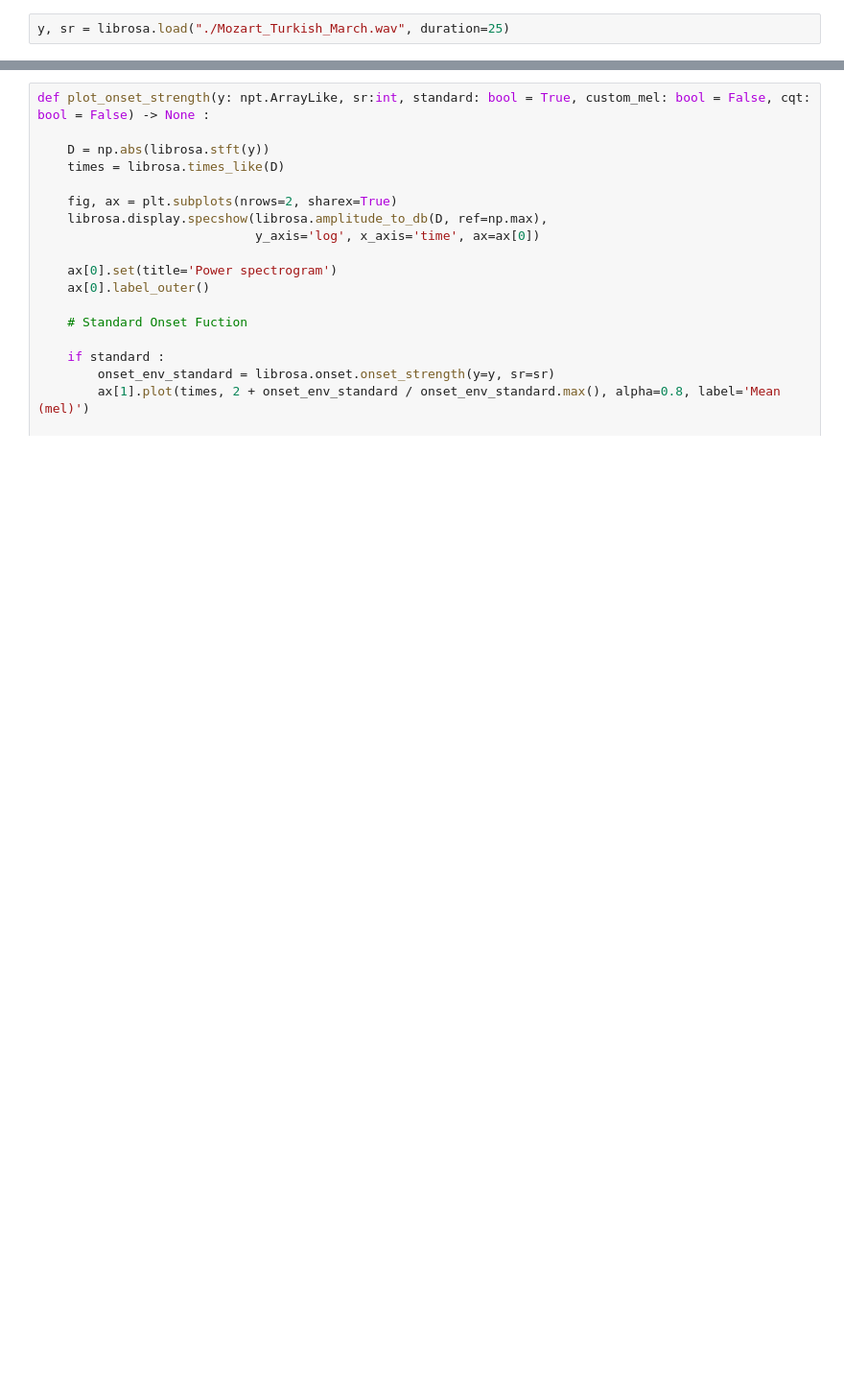
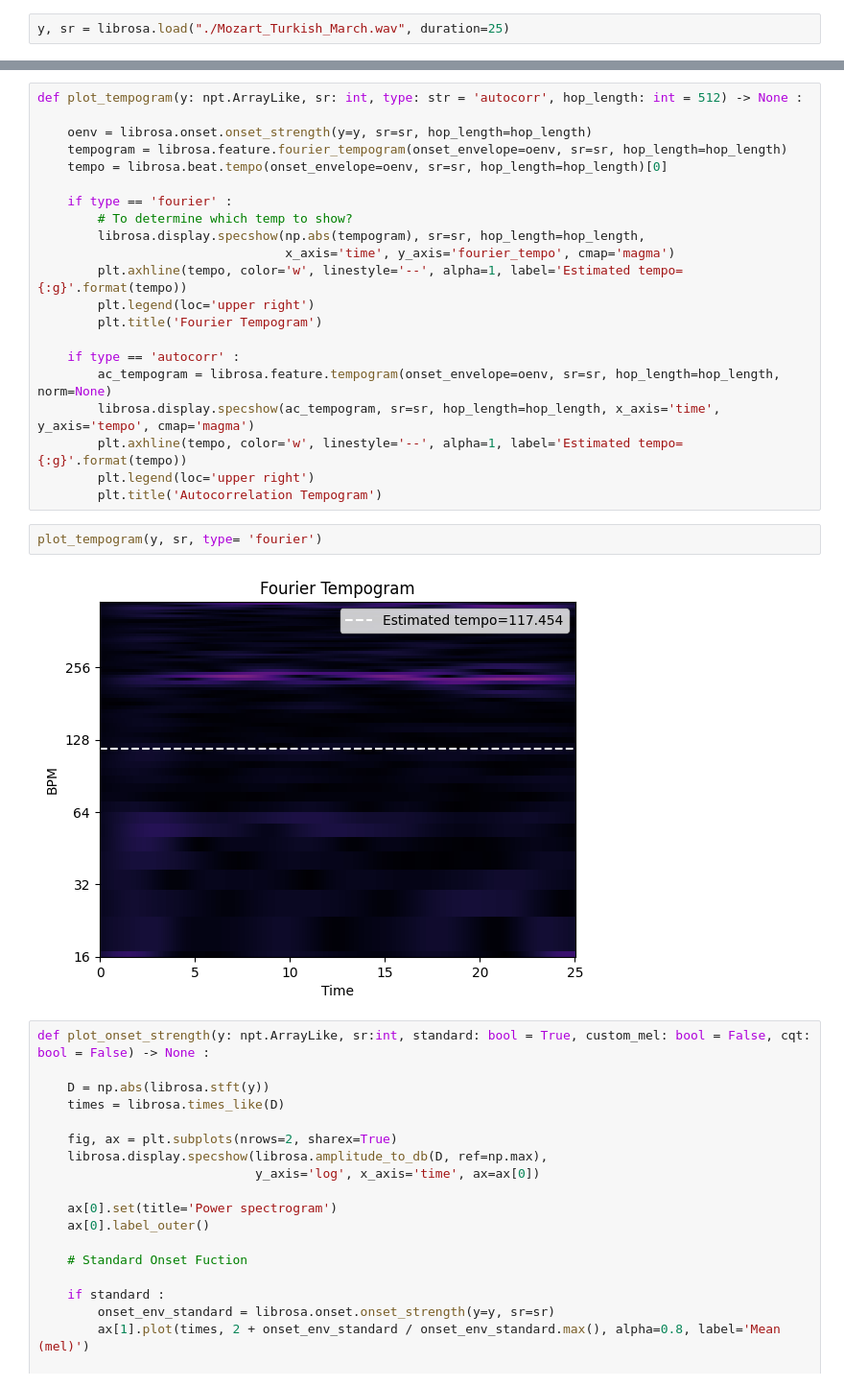
Before and after one commit to TrangDuLam/NTHU_Music_AI_Tools, a Jupyter notebook: part3_dev.ipynb, the cells around one changed output, grey strips where cells are left out. Shown at 96% size. Saved outputs shown, nothing was run; the diff lists cells and outputs as text; blank space fills up the shorter version.

```diff
--- a/part3_dev.ipynb
+++ b/part3_dev.ipynb
@@ -12,3 +69,28 @@ y, sr = librosa.load("./Mozart_Turkish_March.wav", duration=25)
+# %%
+def plot_tempogram(y: npt.ArrayLike, sr: int, type: str = 'autocorr', hop_length: int = 512) -> None :
+
+    oenv = librosa.onset.onset_strength(y=y, sr=sr, hop_length=hop_length)
+    tempogram = librosa.feature.fourier_tempogram(onset_envelope=oenv, sr=sr, hop_length=hop_length)
+    tempo = librosa.beat.tempo(onset_envelope=oenv, sr=sr, hop_length=hop_length)[0]
+
+    if type == 'fourier' :
+        # To determine which temp to show?
+        librosa.display.specshow(np.abs(tempogram), sr=sr, hop_length=hop_length,
+                                 x_axis='time', y_axis='fourier_tempo', cmap='magma')
+        plt.axhline(tempo, color='w', linestyle='--', alpha=1, label='Estimated tempo={:g}'.format(tempo))
+        plt.legend(loc='upper right')
+        plt.title('Fourier Tempogram')
+
+    if type == 'autocorr' :
+        ac_tempogram = librosa.feature.tempogram(onset_envelope=oenv, sr=sr, hop_length=hop_length, norm=None)
+        librosa.display.specshow(ac_tempogram, sr=sr, hop_length=hop_length, x_axis='time', y_axis='tempo', cmap='magma')
+        plt.axhline(tempo, color='w', linestyle='--', alpha=1, label='Estimated tempo={:g}'.format(tempo))
+        plt.legend(loc='upper right')
+        plt.title('Autocorrelation Tempogram')
+# %%
+plot_tempogram(y, sr, type= 'fourier')
+# %% [output]
+[figure, added]
 # %%
 def plot_onset_strength(y: npt.ArrayLike, sr:int, standard: bool = True, custom_mel: bool = False, cqt: bool = False) -> None :
 
```
Also changed, not shown: parts of 5 cells of this notebook, 5 other files.
